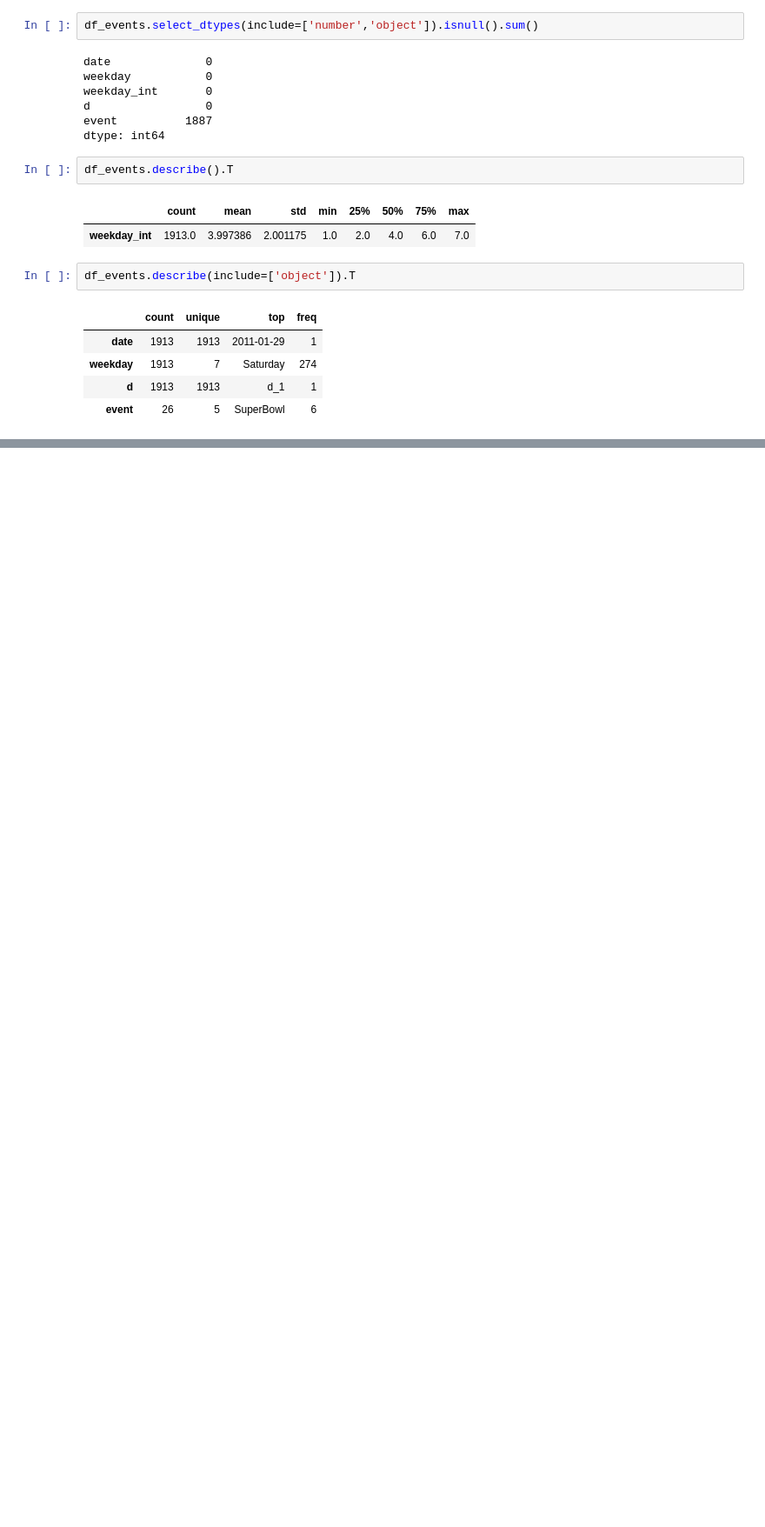
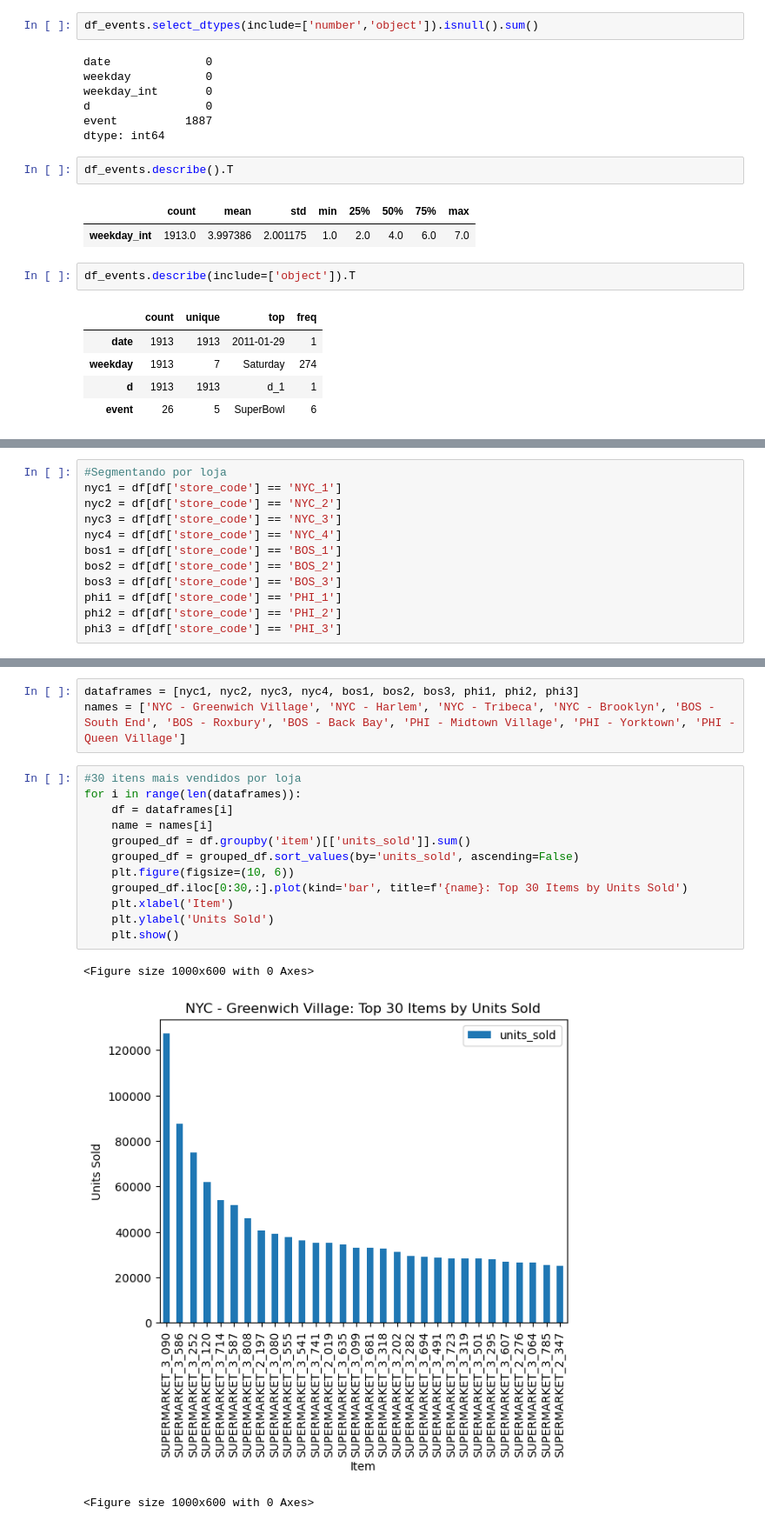
Before and after one commit to 15murakamie/dsmarket-time-series, a Jupyter notebook: main_dsmarket.ipynb, the cells around one changed output, grey strips where cells are left out. Shown at 87% size. Saved outputs shown, nothing was run; the diff lists cells and outputs as text; blank space fills up the shorter version.

```diff
--- a/main_dsmarket.ipynb
+++ b/main_dsmarket.ipynb
@@ -232,0 +300,12 @@ df_events.describe(include=['object']).T
+# %%
+#Segmentando por loja
+nyc1 = df[df['store_code'] == 'NYC_1']
+nyc2 = df[df['store_code'] == 'NYC_2']
+nyc3 = df[df['store_code'] == 'NYC_3']
+nyc4 = df[df['store_code'] == 'NYC_4']
+bos1 = df[df['store_code'] == 'BOS_1']
+bos2 = df[df['store_code'] == 'BOS_2']
+bos3 = df[df['store_code'] == 'BOS_3']
+phi1 = df[df['store_code'] == 'PHI_1']
+phi2 = df[df['store_code'] == 'PHI_2']
+phi3 = df[df['store_code'] == 'PHI_3']
@@ -232,0 +386,19 @@ df_events.describe(include=['object']).T
+# %%
+dataframes = [nyc1, nyc2, nyc3, nyc4, bos1, bos2, bos3, phi1, phi2, phi3]
+names = ['NYC - Greenwich Village', 'NYC - Harlem', 'NYC - Tribeca', 'NYC - Brooklyn', 'BOS - South End', 'BOS - Roxbury', 'BOS - Back Bay', 'PHI - Midtown Village', 'PHI - Yorktown', 'PHI - Queen Village']
+# %%
+#30 itens mais vendidos por loja
+for i in range(len(dataframes)):
+    df = dataframes[i]
+    name = names[i]
+    grouped_df = df.groupby('item')[['units_sold']].sum()
+    grouped_df = grouped_df.sort_values(by='units_sold', ascending=False)
+    plt.figure(figsize=(10, 6))
+    grouped_df.iloc[0:30,:].plot(kind='bar', title=f'{name}: Top 30 Items by Units Sold')
+    plt.xlabel('Item')
+    plt.ylabel('Units Sold')
+    plt.show()
+# %% [output]
+<Figure size 1000x600 with 0 Axes>
+[figure, added]
+<Figure size 1000x600 with 0 Axes>
```
Also changed, not shown: parts of 34 cells of this notebook.
